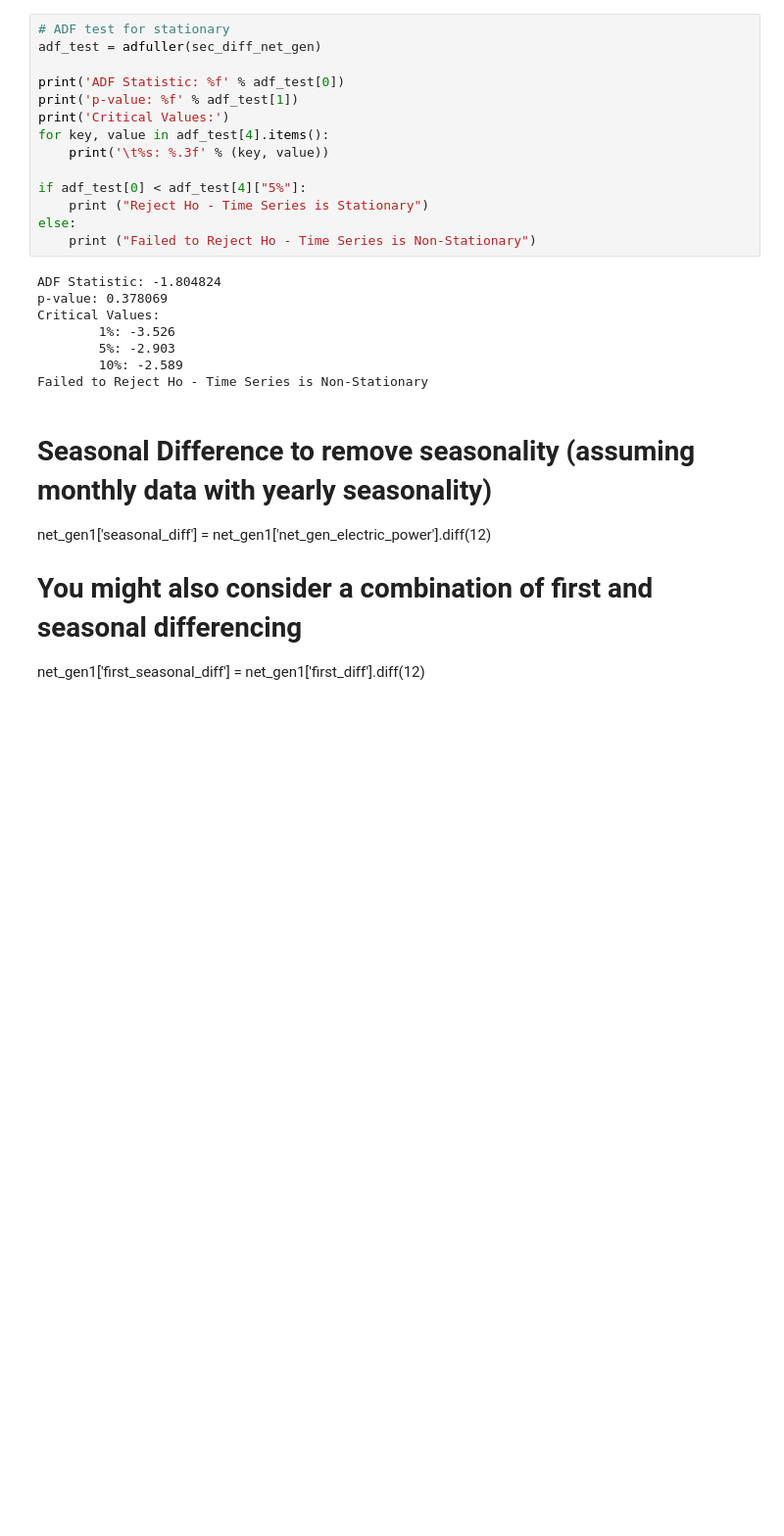
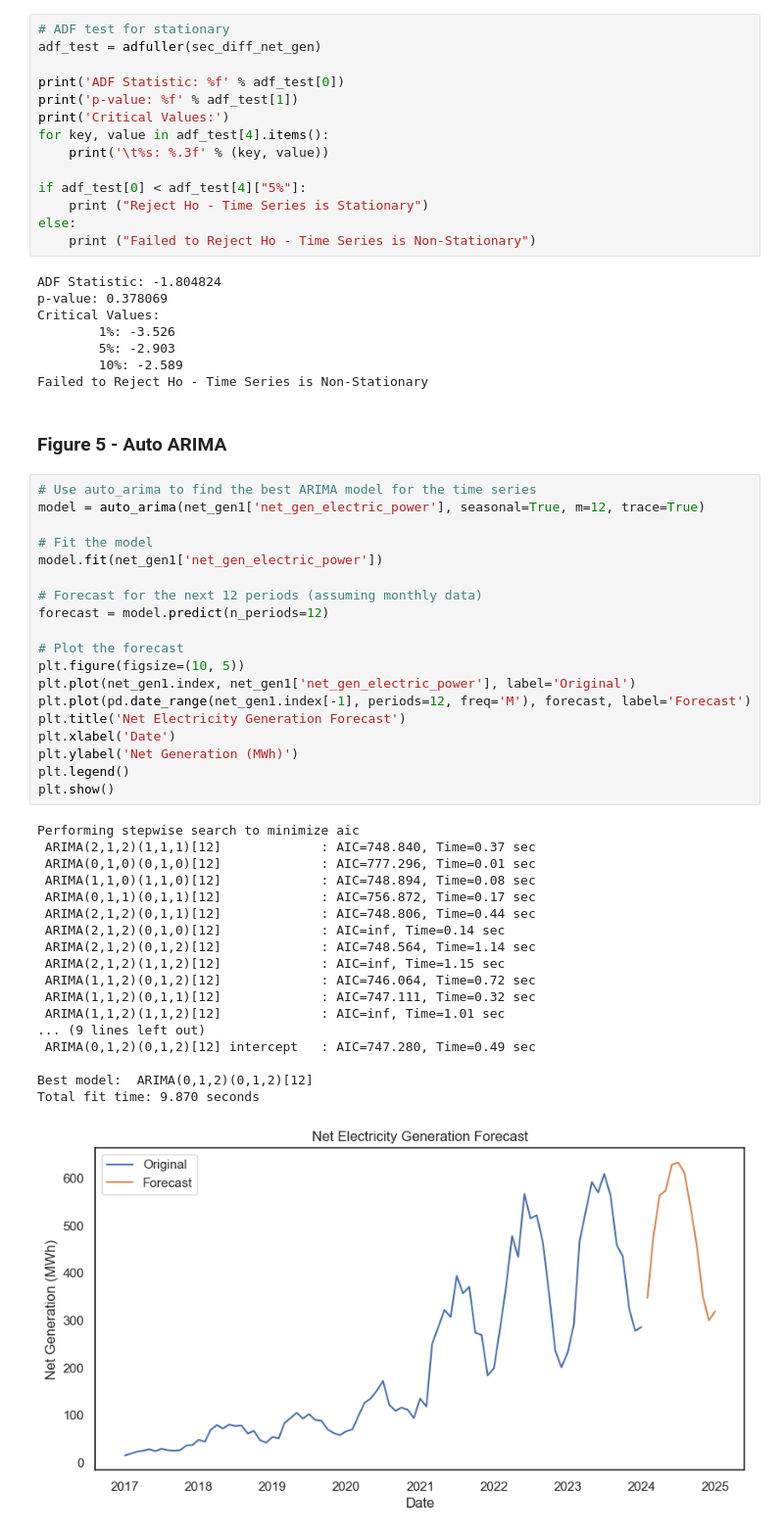
Before and after one commit to HuitingSong/ANLY5550, a Jupyter notebook: Code/EDA-EIA.ipynb, the cells around one changed output. Shown: that part at 98% size. Drawn from its saved outputs; the diff is of its cells as text; blank space fills up the shorter version.

```diff
--- a/Code/EDA.ipynb
+++ b/Code/EDA-EIA.ipynb
@@ -315,9 +322,43 @@ Critical Values:
         5%: -2.903
         10%: -2.589
 Failed to Reject Ho - Time Series is Non-Stationary
-# %% [markdown]
-# Seasonal Difference to remove seasonality (assuming monthly data with yearly seasonality)
-net_gen1['seasonal_diff'] = net_gen1['net_gen_electric_power'].diff(12)
-
-# You might also consider a combination of first and seasonal differencing
-net_gen1['first_seasonal_diff'] = net_gen1['first_diff'].diff(12)
+# %% [markdown]
+### Figure 5 - Auto ARIMA
+# %%
+# Use auto_arima to find the best ARIMA model for the time series
+model = auto_arima(net_gen1['net_gen_electric_power'], seasonal=True, m=12, trace=True)
+
+# Fit the model
+model.fit(net_gen1['net_gen_electric_power'])
+
+# Forecast for the next 12 periods (assuming monthly data)
+forecast = model.predict(n_periods=12)
+
+# Plot the forecast
+plt.figure(figsize=(10, 5))
+plt.plot(net_gen1.index, net_gen1['net_gen_electric_power'], label='Original')
+plt.plot(pd.date_range(net_gen1.index[-1], periods=12, freq='M'), forecast, label='Forecast')
+plt.title('Net Electricity Generation Forecast')
+plt.xlabel('Date')
+plt.ylabel('Net Generation (MWh)')
+plt.legend()
+plt.show()
+# %% [output]
+Performing stepwise search to minimize aic
+ ARIMA(2,1,2)(1,1,1)[12]             : AIC=748.840, Time=0.37 sec
+ ARIMA(0,1,0)(0,1,0)[12]             : AIC=777.296, Time=0.01 sec
+ ARIMA(1,1,0)(1,1,0)[12]             : AIC=748.894, Time=0.08 sec
+ ARIMA(0,1,1)(0,1,1)[12]             : AIC=756.872, Time=0.17 sec
+ ARIMA(2,1,2)(0,1,1)[12]             : AIC=748.806, Time=0.44 sec
+ ARIMA(2,1,2)(0,1,0)[12]             : AIC=inf, Time=0.14 sec
+ ARIMA(2,1,2)(0,1,2)[12]             : AIC=748.564, Time=1.14 sec
+ ARIMA(2,1,2)(1,1,2)[12]             : AIC=inf, Time=1.15 sec
+ ARIMA(1,1,2)(0,1,2)[12]             : AIC=746.064, Time=0.72 sec
+ ARIMA(1,1,2)(0,1,1)[12]             : AIC=747.111, Time=0.32 sec
+ ARIMA(1,1,2)(1,1,2)[12]             : AIC=inf, Time=1.01 sec
+... (9 lines left out)
+ ARIMA(0,1,2)(0,1,2)[12] intercept   : AIC=747.280, Time=0.49 sec
+
+Best model:  ARIMA(0,1,2)(0,1,2)[12]
+Total fit time: 9.870 seconds
+[figure, added]
```
Also changed, not shown: parts of 4 cells of this notebook, 23 other files.
